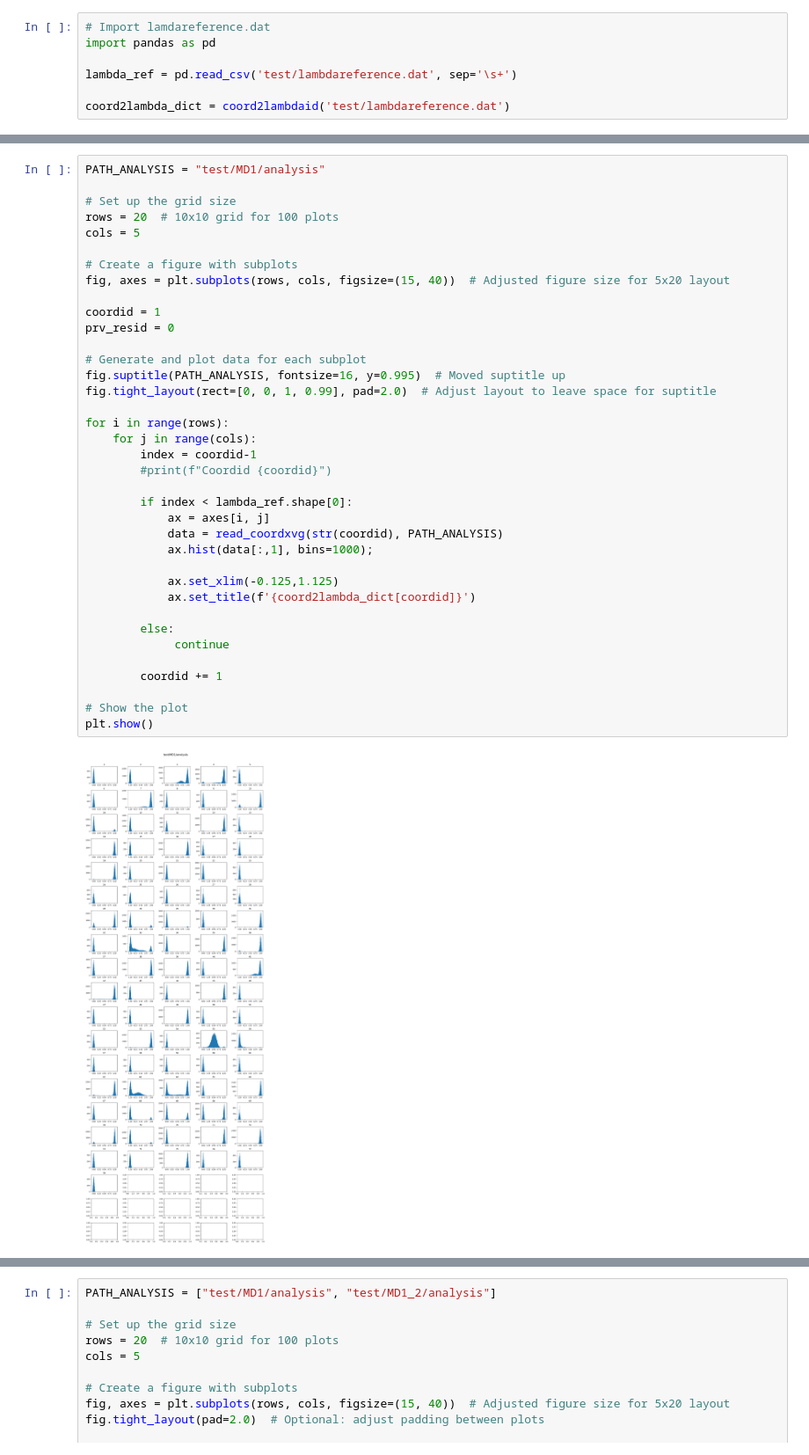
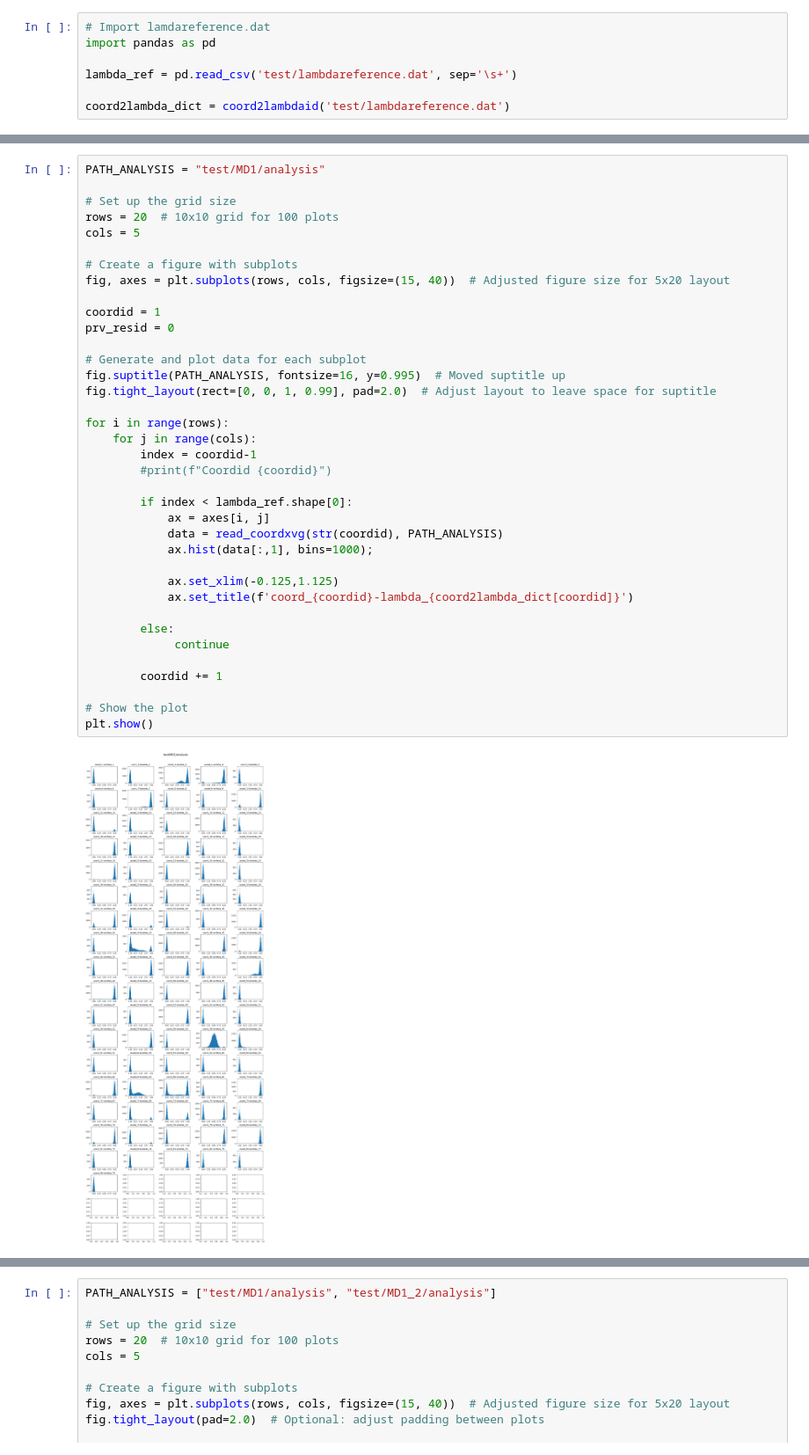
Before and after one commit to AndPdb/constant-ph-utils, a Jupyter notebook: analysis_template.ipynb, the cells around one changed output, grey strips where cells are left out. Shown at 88% size. Drawn from its saved outputs; the diff is of its cells as text.

Commit message:
Added lambda_id-coord_id in plots and create sections for single traj or multiple trajs analysis

```diff
--- a/analysis_template.ipynb
+++ b/analysis_template.ipynb
@@ -25,32 +27,32 @@ cols = 5
 # Create a figure with subplots
 fig, axes = plt.subplots(rows, cols, figsize=(15, 40))  # Adjusted figure size for 5x20 layout
 
 coordid = 1
 prv_resid = 0
 
 # Generate and plot data for each subplot
 fig.suptitle(PATH_ANALYSIS, fontsize=16, y=0.995)  # Moved suptitle up
 fig.tight_layout(rect=[0, 0, 1, 0.99], pad=2.0)  # Adjust layout to leave space for suptitle
 
 for i in range(rows):
     for j in range(cols):
         index = coordid-1
         #print(f"Coordid {coordid}")
 
         if index < lambda_ref.shape[0]:
             ax = axes[i, j]
             data = read_coordxvg(str(coordid), PATH_ANALYSIS)
             ax.hist(data[:,1], bins=1000);
 
             ax.set_xlim(-0.125,1.125)
-            ax.set_title(f'{coord2lambda_dict[coordid]}')
+            ax.set_title(f'coord_{coordid}-lambda_{coord2lambda_dict[coordid]}')
 
         else:
              continue
 
         coordid += 1
 
 # Show the plot
 plt.show()
 # %% [output]
-[figure, old version]
+[figure, new version]
```
Also changed, not shown: parts of 13 cells of this notebook.
